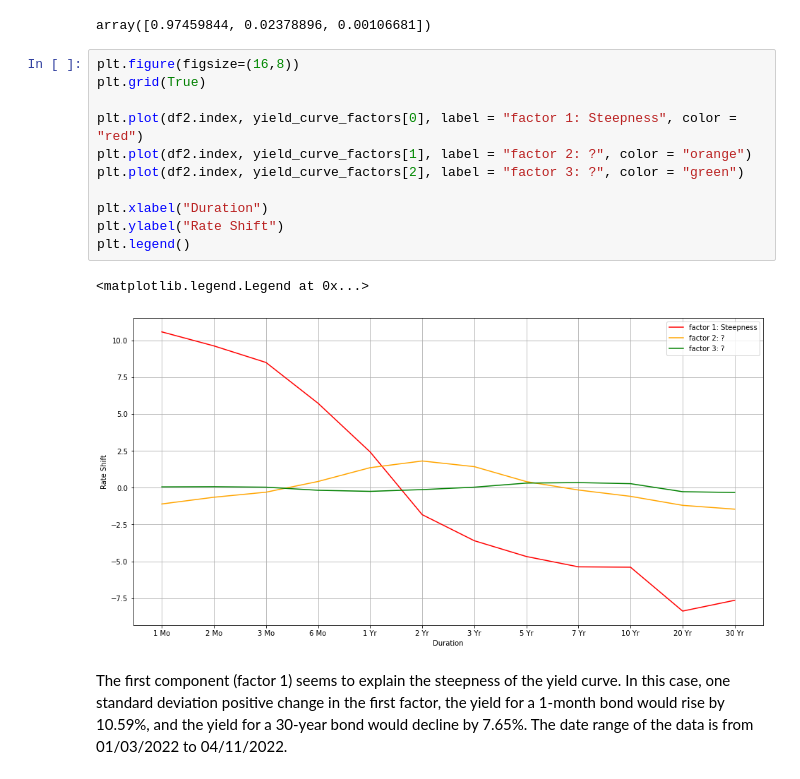
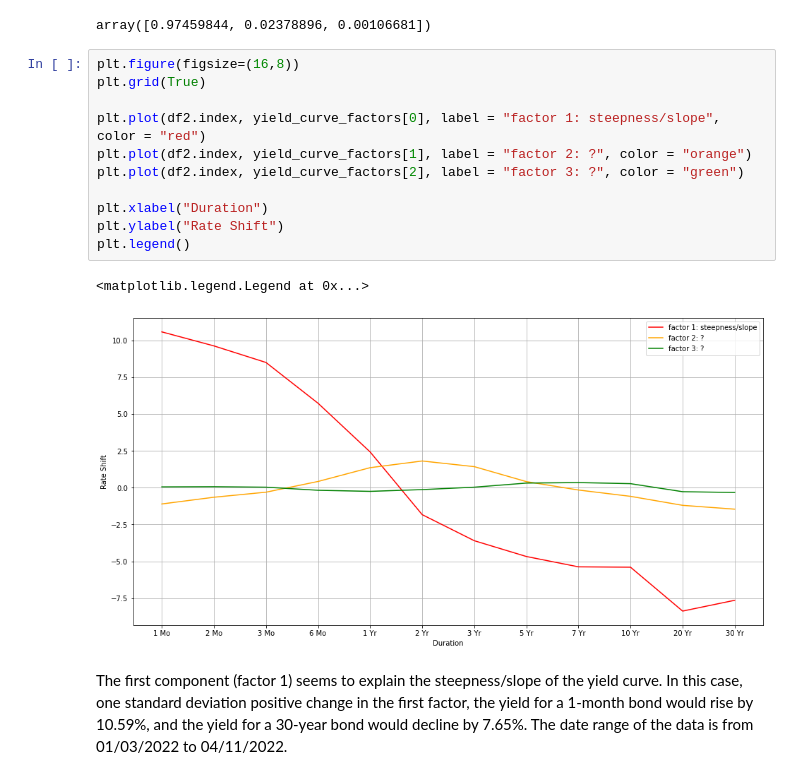
Before and after one commit to Wenbo-Git/Finance, a Jupyter notebook: Fixed Income/yield curves.ipynb, the cells around one changed output. Saved outputs shown, nothing was run; the diff lists cells and outputs as text.

```diff
--- a/Fixed Income/yield curves.ipynb
+++ b/Fixed Income/yield curves.ipynb
@@ -133,16 +133,16 @@ array([0.97459844, 0.02378896, 0.00106681])
 # %%
 plt.figure(figsize=(16,8))
 plt.grid(True)
 
-plt.plot(df2.index, yield_curve_factors[0], label = "factor 1: Steepness", color = "red")
+plt.plot(df2.index, yield_curve_factors[0], label = "factor 1: steepness/slope", color = "red")
 plt.plot(df2.index, yield_curve_factors[1], label = "factor 2: ?", color = "orange")
 plt.plot(df2.index, yield_curve_factors[2], label = "factor 3: ?", color = "green")
 
 plt.xlabel("Duration")
 plt.ylabel("Rate Shift")
 plt.legend()
 # %% [output]
 <matplotlib.legend.Legend at 0x...>
-[figure, old version]
+[figure, new version]
 # %% [markdown]
-The first component (factor 1) seems to explain the steepness of the yield curve. In this case, one standard deviation positive change in the first factor, the yield for a 1-month bond would rise by 10.59%, and the yield for a 30-year bond would decline by 7.65%. The date range of the data is from 01/03/2022 to 04/11/2022.
+The first component (factor 1) seems to explain the steepness/slope of the yield curve. In this case, one standard deviation positive change in the first factor, the yield for a 1-month bond would rise by 10.59%, and the yield for a 30-year bond would decline by 7.65%. The date range of the data is from 01/03/2022 to 04/11/2022.
```
